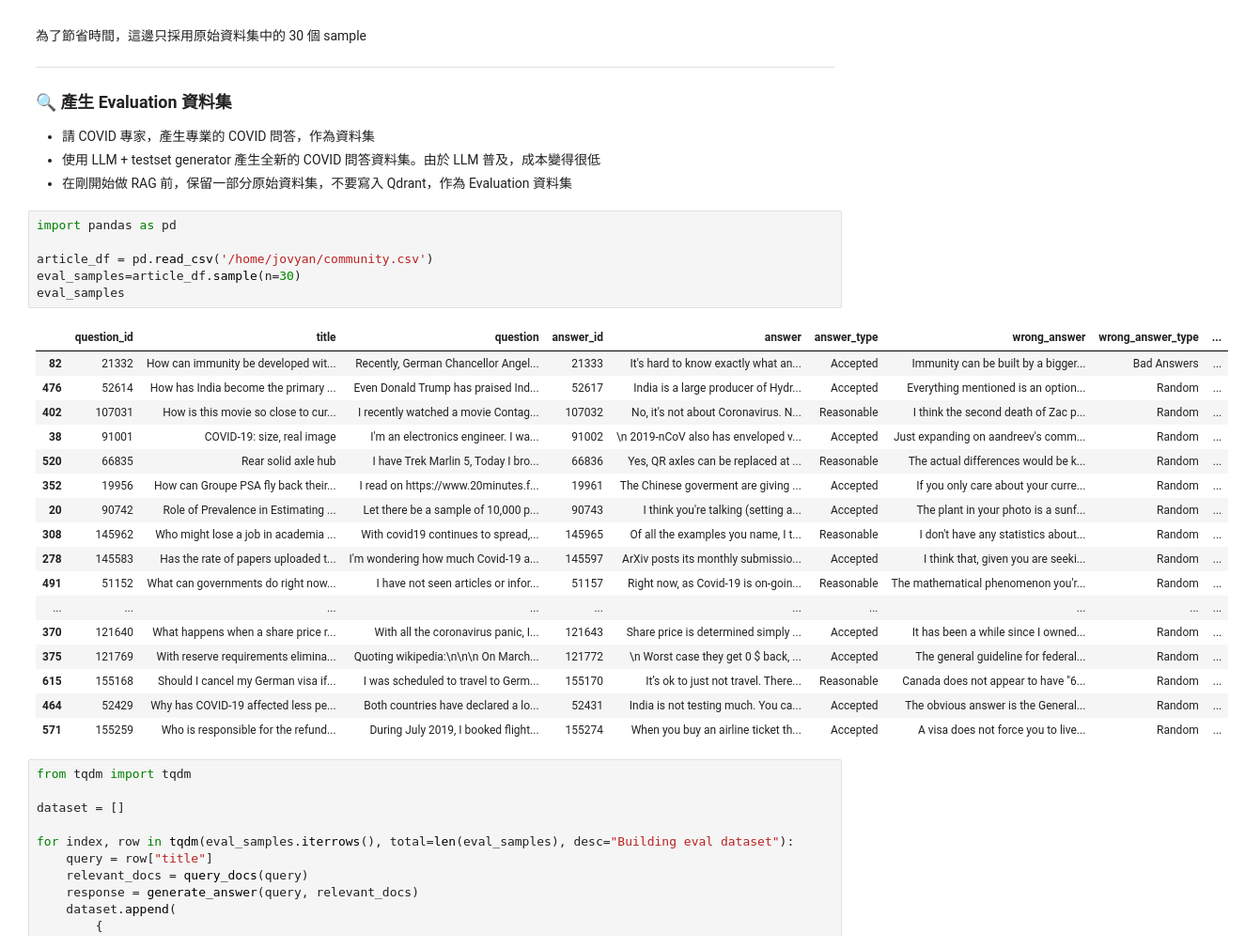
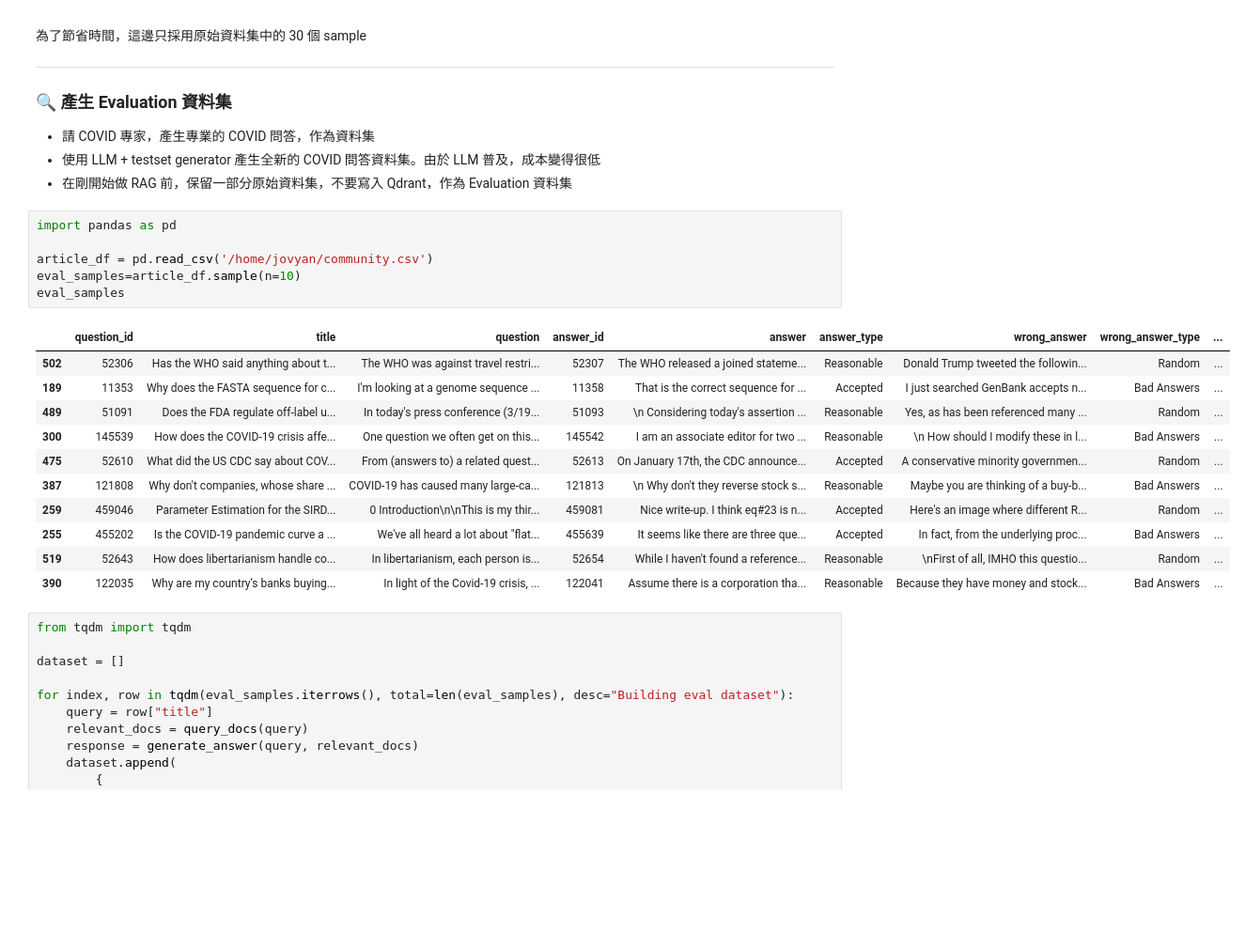
Before and after one commit to chechiachang/rag-workshop, a Jupyter notebook: notebook/5_Evaluation.ipynb, the cells around one changed output. Shown at 94% size. Cells and saved outputs as stored; diff of their text form; blank space fills up the shorter version.

```diff
--- a/notebook/5_Evaluation.ipynb
+++ b/notebook/5_Evaluation.ipynb
@@ -310,27 +310,21 @@ LLM-based 指標（例如 `faithfulness`, `answer_relevancy`, `context_precision
 # %%
 import pandas as pd
 
 article_df = pd.read_csv('/home/jovyan/community.csv')
-eval_samples=article_df.sample(n=30)
+eval_samples=article_df.sample(n=10)
 eval_samples
 # %% [output]
 |  | question_id | title | question | answer_id | answer | answer_type | wrong_answer | wrong_answer_type | ... |
-| 82 | 21332 | How can immunity be developed wit... | Recently, German Chancellor Angel... | 21333 | It's hard to know exactly what an... | Accepted | Immunity can be built by a bigger... | Bad Answers | ... |
-| 476 | 52614 | How has India become the primary ... | Even Donald Trump has praised Ind... | 52617 | India is a large producer of Hydr... | Accepted | Everything mentioned is an option... | Random | ... |
-| 402 | 107031 | How is this movie so close to cur... | I recently watched a movie Contag... | 107032 | No, it's not about Coronavirus. N... | Reasonable | I think the second death of Zac p... | Random | ... |
-| 38 | 91001 | COVID-19: size, real image | I'm an electronics engineer. I wa... | 91002 | \n 2019-nCoV also has enveloped v... | Accepted | Just expanding on aandreev's comm... | Random | ... |
-| 520 | 66835 | Rear solid axle hub | I have Trek Marlin 5, Today I bro... | 66836 | Yes, QR axles can be replaced at ... | Reasonable | The actual differences would be k... | Random | ... |
-| 352 | 19956 | How can Groupe PSA fly back their... | I read on https://www.20minutes.f... | 19961 | The Chinese goverment are giving ... | Accepted | If you only care about your curre... | Random | ... |
-| 20 | 90742 | Role of Prevalence in Estimating ... | Let there be a sample of 10,000 p... | 90743 | I think you're talking (setting a... | Accepted | The plant in your photo is a sunf... | Random | ... |
-| 308 | 145962 | Who might lose a job in academia ... | With covid19 continues to spread,... | 145965 | Of all the examples you name, I t... | Reasonable | I don't have any statistics about... | Random | ... |
-| 278 | 145583 | Has the rate of papers uploaded t... | I'm wondering how much Covid-19 a... | 145597 | ArXiv posts its monthly submissio... | Accepted | I think that, given you are seeki... | Random | ... |
-| 491 | 51152 | What can governments do right now... | I have not seen articles or infor... | 51157 | Right now, as Covid-19 is on-goin... | Reasonable | The mathematical phenomenon you'r... | Random | ... |
-| ... | ... | ... | ... | ... | ... | ... | ... | ... | ... |
-| 370 | 121640 | What happens when a share price r... | With all the coronavirus panic, I... | 121643 | Share price is determined simply ... | Accepted | It has been a while since I owned... | Random | ... |
-| 375 | 121769 | With reserve requirements elimina... | Quoting wikipedia:\n\n\n On March... | 121772 | \n Worst case they get 0 $ back, ... | Accepted | The general guideline for federal... | Random | ... |
-| 615 | 155168 | Should I cancel my German visa if... | I was scheduled to travel to Germ... | 155170 | It’s ok to just not travel. There... | Reasonable | Canada does not appear to have "6... | Random | ... |
-| 464 | 52429 | Why has COVID-19 affected less pe... | Both countries have declared a lo... | 52431 | India is not testing much. You ca... | Accepted | The obvious answer is the General... | Random | ... |
-| 571 | 155259 | Who is responsible for the refund... | During July 2019, I booked flight... | 155274 | When you buy an airline ticket th... | Accepted | A visa does not force you to live... | Random | ... |
+| 502 | 52306 | Has the WHO said anything about t... | The WHO was against travel restri... | 52307 | The WHO released a joined stateme... | Reasonable | Donald Trump tweeted the followin... | Random | ... |
+| 189 | 11353 | Why does the FASTA sequence for c... | I'm looking at a genome sequence ... | 11358 | That is the correct sequence for ... | Accepted | I just searched GenBank accepts n... | Bad Answers | ... |
+| 489 | 51091 | Does the FDA regulate off-label u... | In today's press conference (3/19... | 51093 | \n Considering today's assertion ... | Reasonable | Yes, as has been referenced many ... | Random | ... |
+| 300 | 145539 | How does the COVID-19 crisis affe... | One question we often get on this... | 145542 | I am an associate editor for two ... | Reasonable | \n How should I modify these in l... | Bad Answers | ... |
+| 475 | 52610 | What did the US CDC say about COV... | From (answers to) a related quest... | 52613 | On January 17th, the CDC announce... | Accepted | A conservative minority governmen... | Random | ... |
+| 387 | 121808 | Why don't companies, whose share ... | COVID-19 has caused many large-ca... | 121813 | \n Why don't they reverse stock s... | Reasonable | Maybe you are thinking of a buy-b... | Bad Answers | ... |
+| 259 | 459046 | Parameter Estimation for the SIRD... | 0 Introduction\n\nThis is my thir... | 459081 | Nice write-up. I think eq#23 is n... | Accepted | Here's an image where different R... | Random | ... |
+| 255 | 455202 | Is the COVID-19 pandemic curve a ... | We've all heard a lot about "flat... | 455639 | It seems like there are three que... | Accepted | In fact, from the underlying proc... | Bad Answers | ... |
+| 519 | 52643 | How does libertarianism handle co... | In libertarianism, each person is... | 52654 | While I haven't found a reference... | Reasonable | \nFirst of all, IMHO this questio... | Random | ... |
+| 390 | 122035 | Why are my country's banks buying... | In light of the Covid-19 crisis, ... | 122041 | Assume there is a corporation tha... | Reasonable | Because they have money and stock... | Bad Answers | ... |
 # %%
 from tqdm import tqdm
 
```
Also changed, not shown: parts of 5 cells of this notebook, 1 other file.
